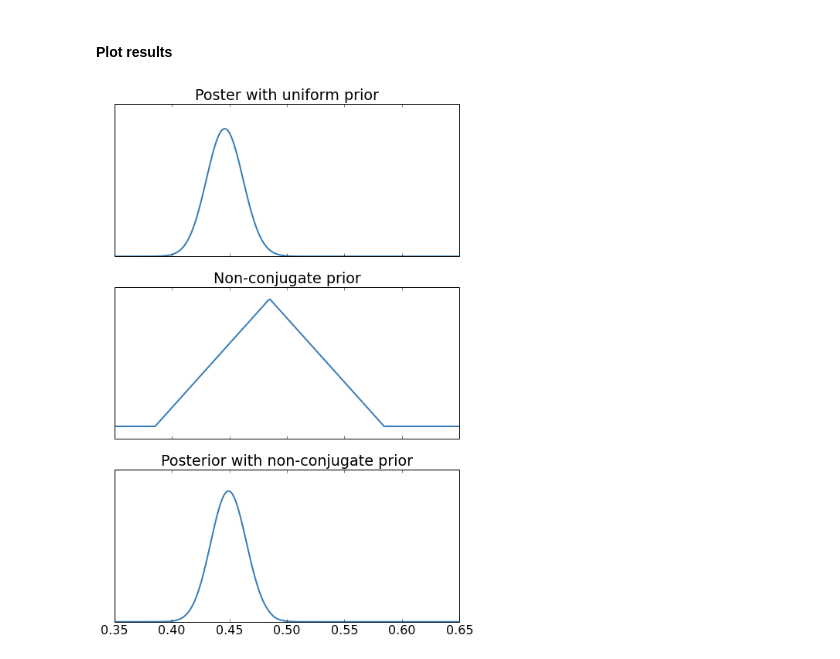
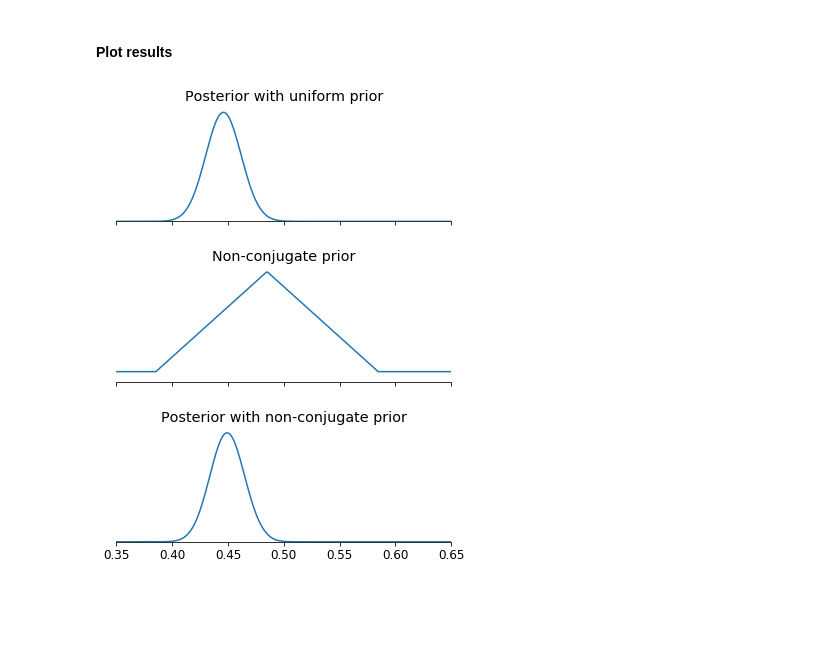
Before and after one commit to avehtari/BDA_py_demos, a Jupyter notebook: demos_ch2/demo2_4.ipynb, the cells around one changed output. Cells and saved outputs as stored; diff of their text form; code cells hidden in the pictures; blank space fills up the shorter version.

```diff
--- a/demos_ch2/demo2_4.ipynb
+++ b/demos_ch2/demo2_4.ipynb
@@ -14,13 +16,11 @@ from scipy.stats import beta
 
 %matplotlib inline
 import matplotlib.pyplot as plt
-# %%
-# Edit default plot settings (colours from colorbrewer2.org)
-plt.rc('figure', figsize=(8,6))
-plt.rc('font', size=16)
-plt.rc('lines', color='#377eb8', linewidth=2)
-plt.rc('axes', color_cycle=('#377eb8','#e41a1c','#4daf4a',
-                            '#984ea3','#ff7f00','#ffff33'))
+# %%
+# edit default plot settings
+plt.rc('font', size=12)
+# get pastel colormap
+pastels = plt.get_cmap('Pastel1')
 # %% [markdown]
 #### Calculate results
 # %%
@@ -59,23 +59,28 @@ rr = x[np.sum(pc[:,np.newaxis] < r, axis=0)]
 # %% [markdown]
 #### Plot results
 # %%
-# Plot 3 subplots
-fig, axes = plt.subplots(nrows=3, ncols=1, sharex=True, figsize=(8, 12))
-# Posterior with uniform prior Beta(1,1)
+# plot 3 subplots
+fig, axes = plt.subplots(nrows=3, ncols=1, sharex=True, figsize=(6, 8))
+fig.subplots_adjust(hspace=0.4)
+# posterior with uniform prior Beta(1,1)
 axes[0].plot(x, beta.pdf(x, a+1, b+1))
-axes[0].set_title('Poster with uniform prior')
-axes[0].set_yticks(())
-# Non-conjugate prior
+axes[0].set_title('Posterior with uniform prior')
+# non-conjugate prior
 axes[1].plot(x, pp)
 axes[1].set_title('Non-conjugate prior')
-axes[1].set_yticks(())
-# Posterior with non-conjugate prior
+# posterior with non-conjugate prior
 axes[2].plot(x, po)
 axes[2].set_title('Posterior with non-conjugate prior')
-axes[2].set_yticks(())
-# Set custom limits for x-axis
-axes[0].set_xlim((0.35, 0.65))
-fig.subplots_adjust(hspace=0.2)
+
+# cosmetics
+for ax in axes:
+    ax.set_yticks(())
+    ax.set_ylim((0, ax.get_ylim()[1]))
+    ax.spines['top'].set_visible(False)
+    ax.spines['left'].set_visible(False)
+    ax.spines['right'].set_visible(False)
+# set custom x-limits
+axes[0].set_xlim((0.35, 0.65));
 # %% [output]
-[figure, old version]
+[figure, new version]
 # %%
```
Also changed, not shown: parts of 3 cells of this notebook.
